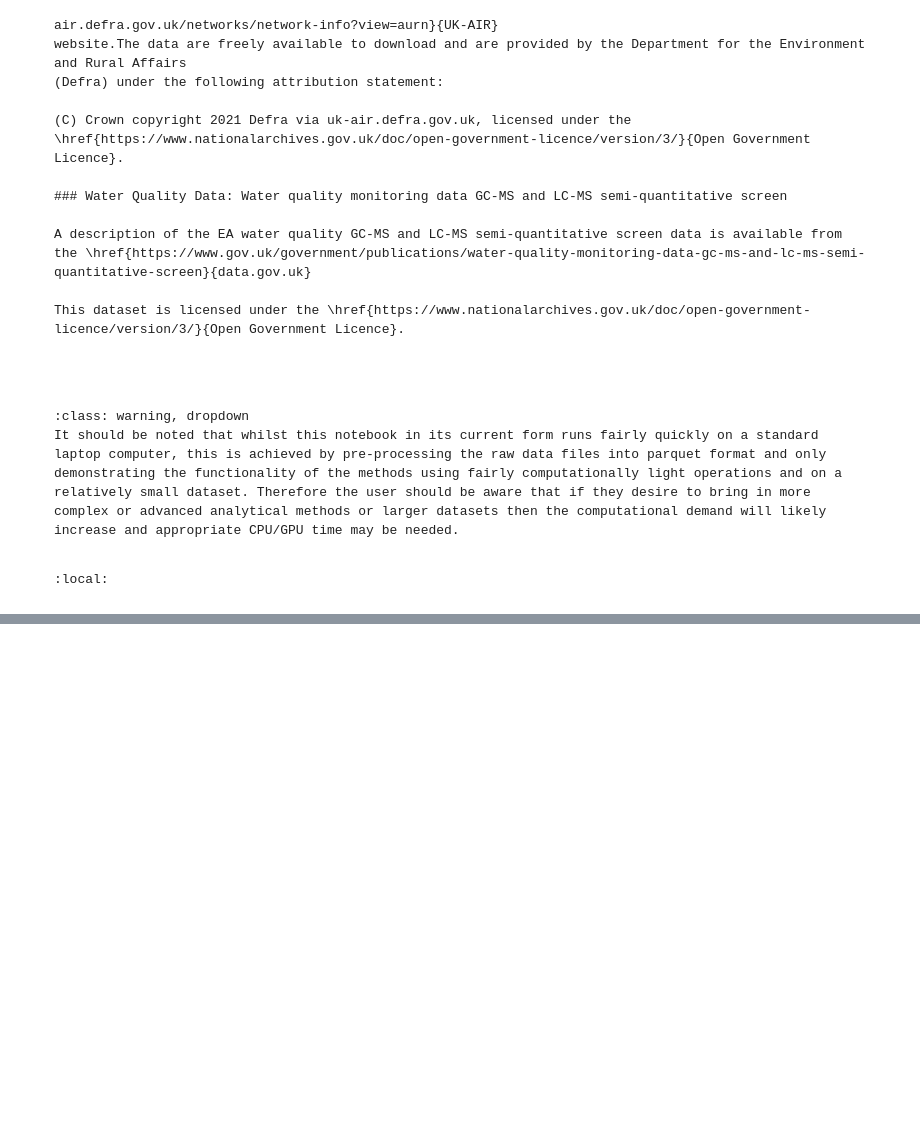
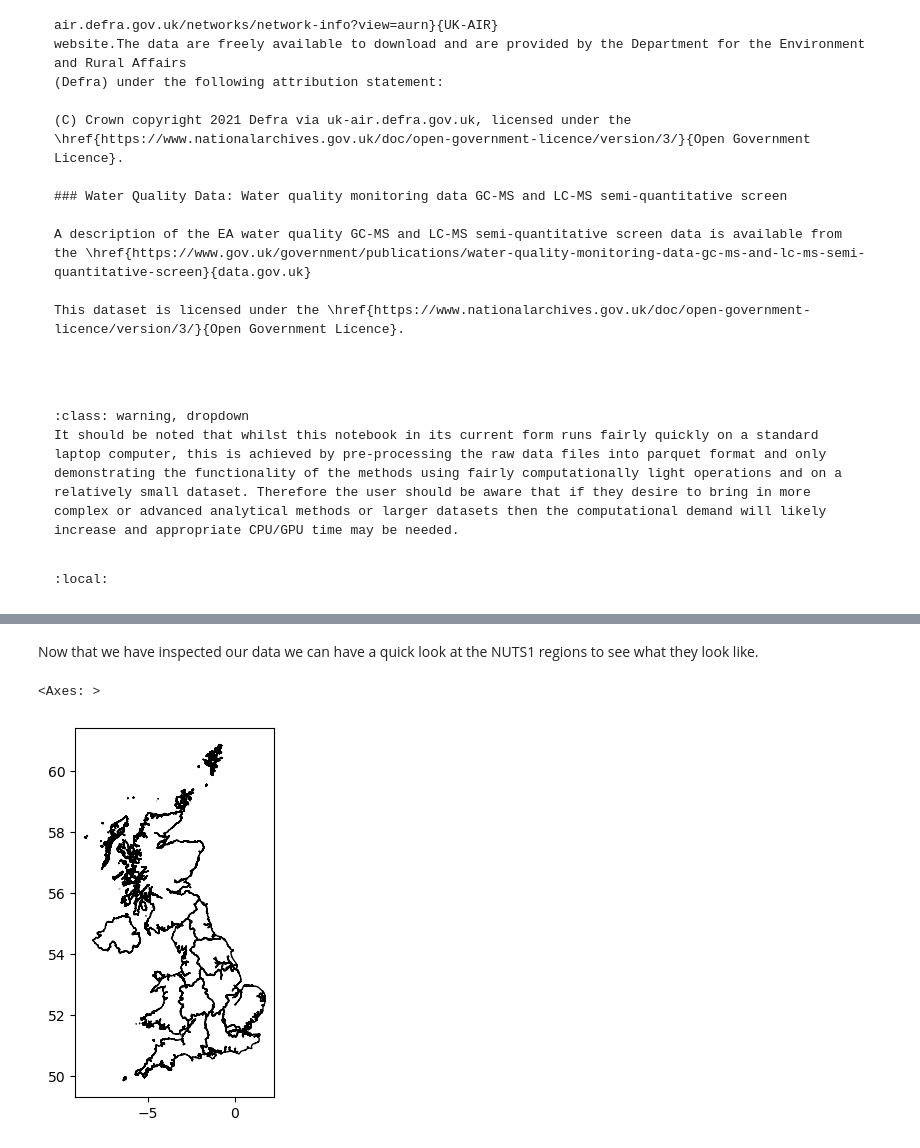
Before and after one commit to NERC-CEH/ds-toolbox-notebook-EEX-placebased-exposure, a Jupyter notebook: EEX-placebased-exposure.ipynb, the cells around one changed output, grey strips where cells are left out. Saved outputs shown, nothing was run; the diff lists cells and outputs as text; code cells hidden in the pictures; blank space fills up the shorter version.

Commit message:
Addition of notebook setup and data loading section.

```diff
--- a/EEX-placebased-exposure.ipynb
+++ b/EEX-placebased-exposure.ipynb
@@ -84,0 +150,7 @@ Sites_info_gdf = gpd.read_parquet(data_path + "Sites_info_gdf.parquet")
+# %% [markdown]
+Now that we have inspected our data we can have a quick look at the NUTS1 regions to see what they look like.
+# %%
+NUTS_gdf.plot(facecolor='none', edgecolor='black')
+# %% [output]
+<Axes: >
+[figure, added]
```
Also changed, not shown: parts of 9 cells of this notebook.
